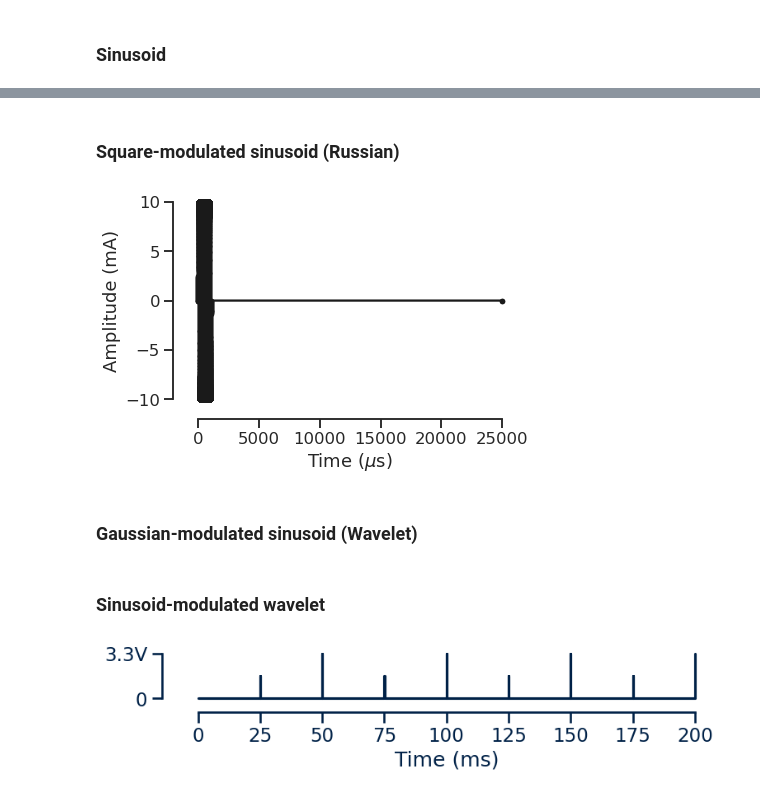
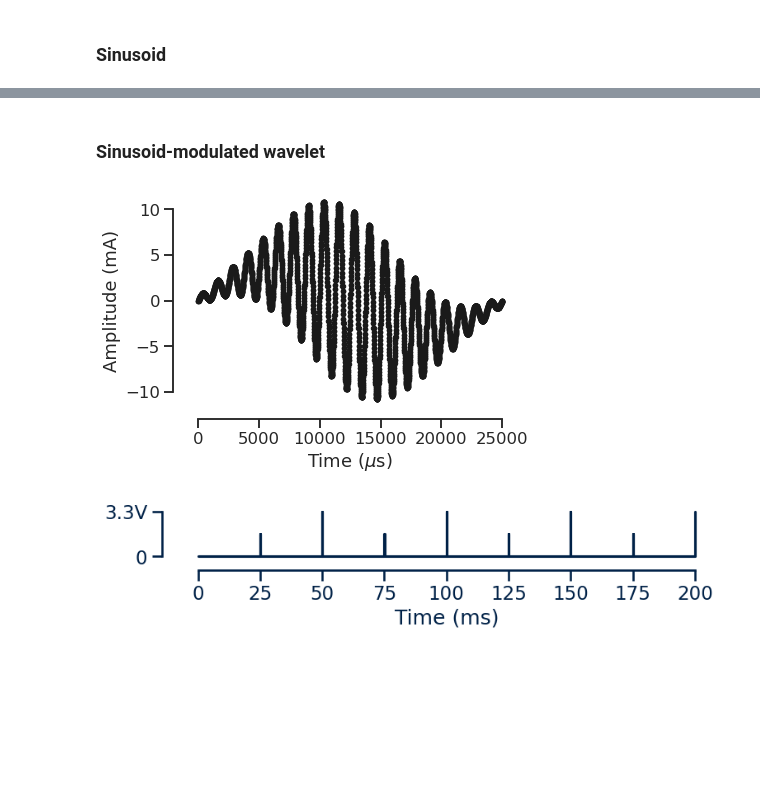
Before and after one commit to conorkeogh/wavewriter, a Jupyter notebook: nbs/04_examples.ipynb, the cells around one changed output, grey strips where cells are left out. Drawn from its saved outputs; the diff is of its cells as text; code cells hidden in the pictures; blank space fills up the shorter version.

```diff
--- a/nbs/04_examples.ipynb
+++ b/nbs/04_examples.ipynb
@@ -405,9 +380,10 @@ def generate_sine(
     '''
     # Get period for one cycle
     period = 1 / frequency
+    num_samples = int((1000000 / frequency) / 10) # 10us per sample
 
     # Get time
-    t = np.linspace(0, period*numcycles, num=25*numcycles)
+    t = np.linspace(0, period*numcycles, num=num_samples*numcycles)
 
     # Get sinusoid
     v = np.sin(2 * np.pi * frequency * t) * amplitude
@@ -419,9 +395,9 @@ def generate_sine(
 # %%
 # Generate sinusoidal stimulation
 v, t = generate_sine(
-    10, # mA
-    10000, # Hz
-    5 # Cycles
+    40, # mA
+    100, # Hz
+    1 # Cycles
 )
 
 plot_waveforms(t, v)
@@ -429,0 +456,10 @@ plot_waveforms(t, v)
+# %%
+# Generate Russian waveform
+v, t = generate_russian(
+    40, # mA
+    5000, # Hz
+    40, # Hz (modulating)
+    1000 # us
+)
+
+plot_waveforms(t, v)
@@ -429,0 +515,10 @@ plot_waveforms(t, v)
+# %%
+# Generate wavelet waveform
+v, t = generate_wavelet(
+    10, # mA
+    2500, # Hz
+    100, # Hz (modulating)
+    1500 # Standard deviation
+)
+
+plot_waveforms(t, v)
@@ -434,6 +531,6 @@ device.send_waveform(v_, t_)
 device.start()
 time.sleep(15)
 device.stop()
-# %% [markdown]
-### Square-modulated sinusoid (Russian)
+# %% [markdown]
+### Sinusoid-modulated wavelet
 # %%
@@ -486,15 +578,15 @@ def generate_russian(
 # %%
-# Generate Russian waveform
-v, t = generate_russian(
+# Generate wavelet waveform
+v, t, m = generate_wavelet_modulated(
     10, # mA
     5000, # Hz
     40, # Hz (modulating)
-    1000 # us
+    5000 # Standard deviation
 )
 
 plot_waveforms(t, v)
 # %% [output]
-[figure, old version]
+[figure, new version]
 # %%
 # Send to device
 v_, t_ = convert_waveform(v, t)
@@ -502,10 +594,6 @@ device.send_waveform(v_, t_)
 device.start()
 time.sleep(15)
 device.stop()
-# %% [markdown]
-### Gaussian-modulated sinusoid (Wavelet)
-# %% [markdown]
-### Sinusoid-modulated wavelet
 # %%
 #|eval: false
 v = np.array([0, 2000, 0, 4000, 0])
```
Also changed, not shown: parts of 26 cells of this notebook, 5 other files.
